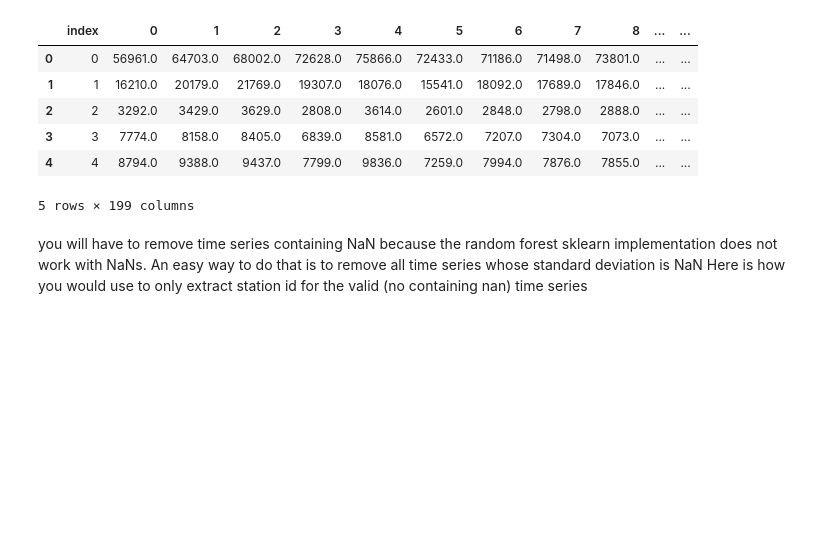
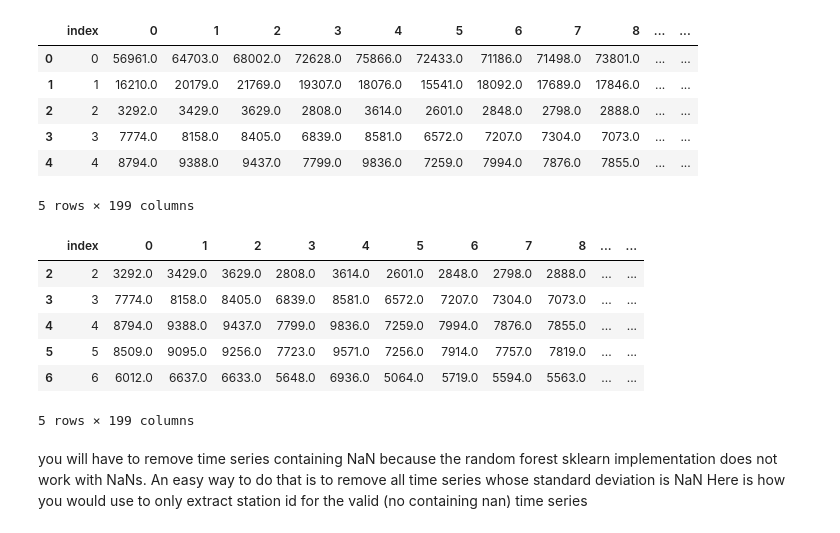
Before and after one commit to kenjiu/PUI2018_ku373, a Jupyter notebook: HW11_ku373/Assignment1.ipynb, the cells around one changed output. Saved outputs shown, nothing was run; the diff lists cells and outputs as text; code cells hidden in the pictures; blank space fills up the shorter version.

```diff
--- a/HW11_ku373/Assignment1.ipynb
+++ b/HW11_ku373/Assignment1.ipynb
@@ -258,13 +257,0 @@ from copy import deepcopy
-# %%
-mta_cp = deepcopy(mta)
-for i in range(600):
-    for j in range(23):
-        for k in range(194):
-            if mta_cp[i, j, k] == np.nan or str(mta_cp[i, j, k]) == str(the_nan):
-                mta_cp[i, j, k] = 0
-            elif mta_cp[i, j, k] == float('inf'):
-                mta_cp[i, j, k] == 999
-            elif mta_cp[i, j, k] == -float('inf'):
-                mta_cp[i, j, k] == -999
-            else:
-                continue
@@ -435,6 +394,16 @@ dfmtaori.head()
 5 rows × 199 columns
 # %%
 dfmtaorina = dfmtaori.dropna(axis = 0, how = 'any')
+# %%
+dfmtaorina.head()
+# %% [output]
+|  | index | 0 | 1 | 2 | 3 | 4 | 5 | 6 | 7 | 8 | ... | ... |
+| 2 | 2 | 3292.0 | 3429.0 | 3629.0 | 2808.0 | 3614.0 | 2601.0 | 2848.0 | 2798.0 | 2888.0 | ... | ... |
+| 3 | 3 | 7774.0 | 8158.0 | 8405.0 | 6839.0 | 8581.0 | 6572.0 | 7207.0 | 7304.0 | 7073.0 | ... | ... |
+| 4 | 4 | 8794.0 | 9388.0 | 9437.0 | 7799.0 | 9836.0 | 7259.0 | 7994.0 | 7876.0 | 7855.0 | ... | ... |
+| 5 | 5 | 8509.0 | 9095.0 | 9256.0 | 7723.0 | 9571.0 | 7256.0 | 7914.0 | 7757.0 | 7819.0 | ... | ... |
+| 6 | 6 | 6012.0 | 6637.0 | 6633.0 | 5648.0 | 6936.0 | 5064.0 | 5719.0 | 5594.0 | 5563.0 | ... | ... |
+5 rows × 199 columns
 # %% [markdown]
 you will have to remove time series containing NaN because the random forest sklearn implementation does not work with NaNs.
 An easy way to do that is to remove all time series whose standard deviation is NaN
```
Also changed, not shown: parts of 7 cells of this notebook.
